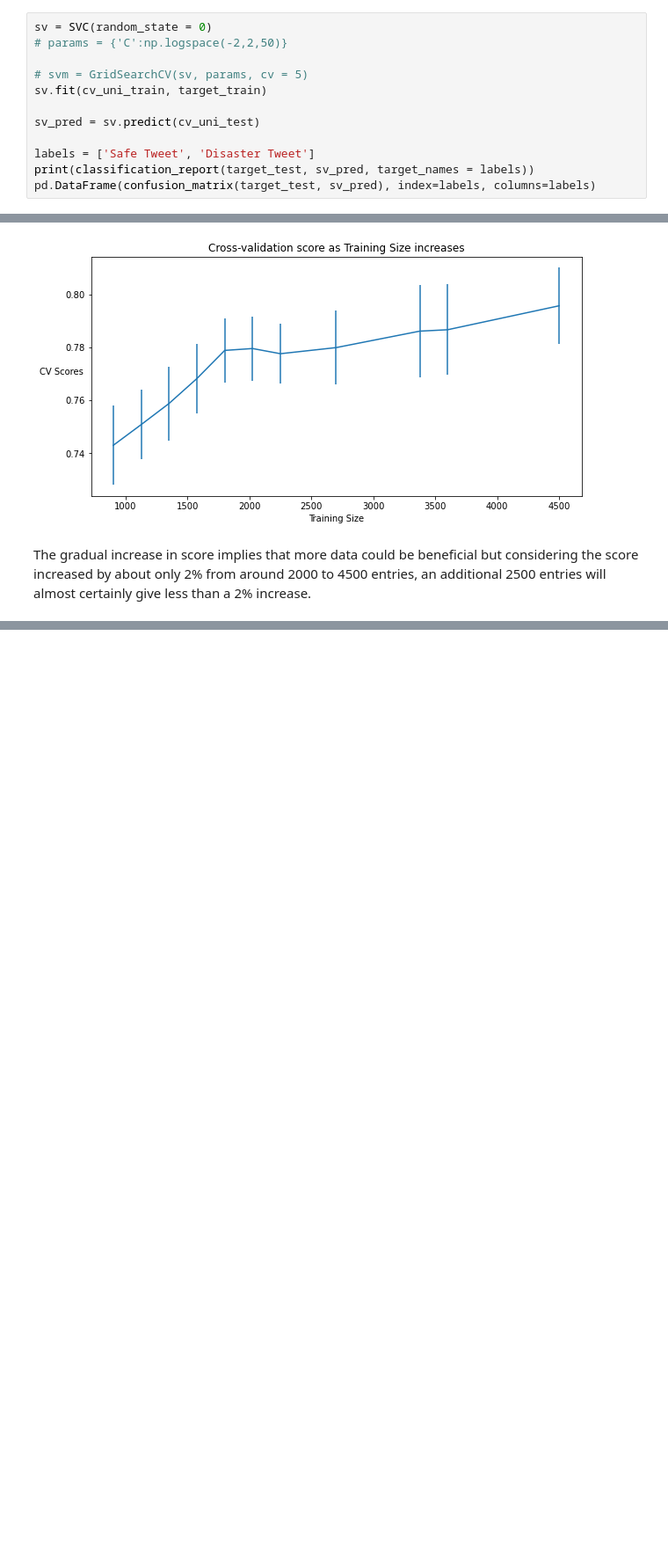
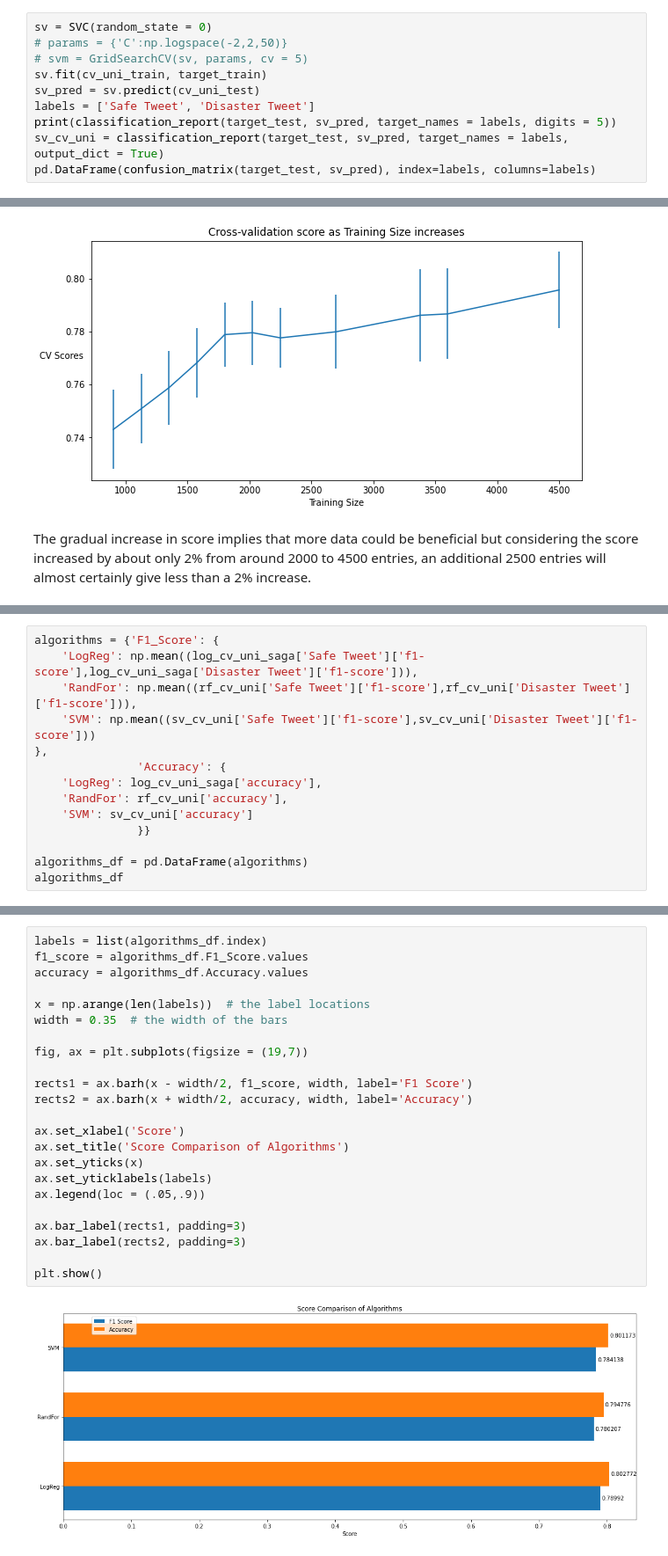
Before and after one commit to trentenAB/01_first_notebook, a Jupyter notebook: DisasterTweets/notebooks/3. Pre-Processing and Modeling.ipynb, the cells around one changed output, grey strips where cells are left out. Shown at 88% size. Saved outputs shown, nothing was run; the diff lists cells and outputs as text; blank space fills up the shorter version.

```diff
--- a/DisasterTweets/notebooks/3. Pre-Processing and Modeling.ipynb
+++ b/DisasterTweets/notebooks/3. Pre-Processing and Modeling.ipynb
@@ -492,14 +409,12 @@ Disaster Tweet       0.81      0.67      0.73       784
 # %%
 sv = SVC(random_state = 0)
 # params = {'C':np.logspace(-2,2,50)}
-
 # svm = GridSearchCV(sv, params, cv = 5)
 sv.fit(cv_uni_train, target_train)
-
 sv_pred = sv.predict(cv_uni_test)
-
 labels = ['Safe Tweet', 'Disaster Tweet']
-print(classification_report(target_test, sv_pred, target_names = labels))
+print(classification_report(target_test, sv_pred, target_names = labels, digits = 5))
+sv_cv_uni = classification_report(target_test, sv_pred, target_names = labels, output_dict = True)
 pd.DataFrame(confusion_matrix(target_test, sv_pred), index=labels, columns=labels)
 # %% [output]
                 precision    recall  f1-score   support
@@ -537,0 +622,14 @@ The gradual increase in score implies that more data could be beneficial but con
+# %%
+algorithms = {'F1_Score': {
+    'LogReg': np.mean((log_cv_uni_saga['Safe Tweet']['f1-score'],log_cv_uni_saga['Disaster Tweet']['f1-score'])),
+    'RandFor': np.mean((rf_cv_uni['Safe Tweet']['f1-score'],rf_cv_uni['Disaster Tweet']['f1-score'])),
+    'SVM': np.mean((sv_cv_uni['Safe Tweet']['f1-score'],sv_cv_uni['Disaster Tweet']['f1-score']))
+},
+               'Accuracy': {
+    'LogReg': log_cv_uni_saga['accuracy'],
+    'RandFor': rf_cv_uni['accuracy'],
+    'SVM': sv_cv_uni['accuracy']
+               }}
+
+algorithms_df = pd.DataFrame(algorithms)
+algorithms_df
@@ -537,0 +641,25 @@ The gradual increase in score implies that more data could be beneficial but con
+# %%
+labels = list(algorithms_df.index)
+f1_score = algorithms_df.F1_Score.values
+accuracy = algorithms_df.Accuracy.values
+
+x = np.arange(len(labels))  # the label locations
+width = 0.35  # the width of the bars
+
+fig, ax = plt.subplots(figsize = (19,7))
+
+rects1 = ax.barh(x - width/2, f1_score, width, label='F1 Score')
+rects2 = ax.barh(x + width/2, accuracy, width, label='Accuracy')
+
+ax.set_xlabel('Score')
+ax.set_title('Score Comparison of Algorithms')
+ax.set_yticks(x)
+ax.set_yticklabels(labels)
+ax.legend(loc = (.05,.9))
+
+ax.bar_label(rects1, padding=3)
+ax.bar_label(rects2, padding=3)
+
+plt.show()
+# %% [output]
+[figure, added]
```
Also changed, not shown: parts of 39 cells of this notebook.
